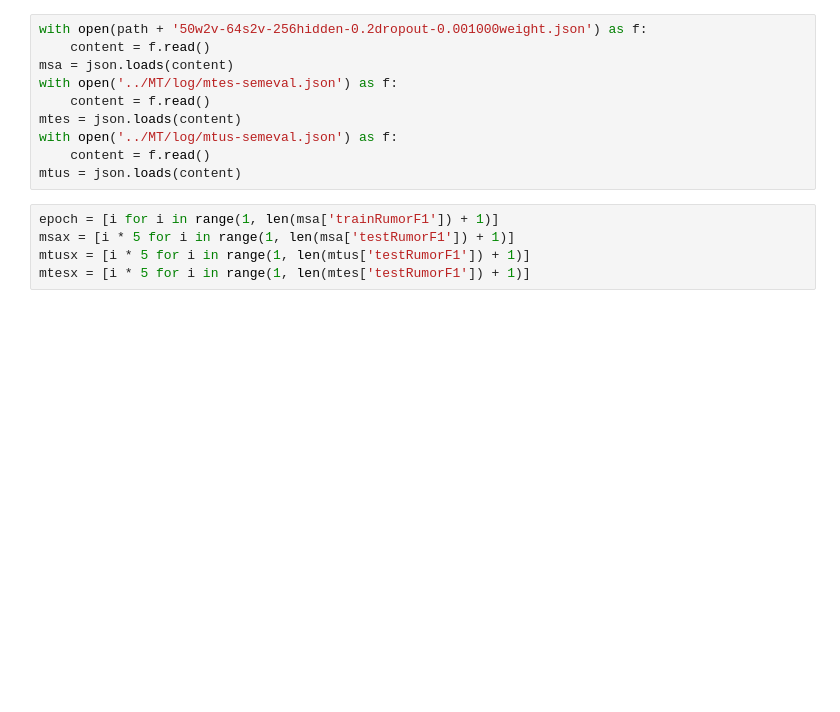
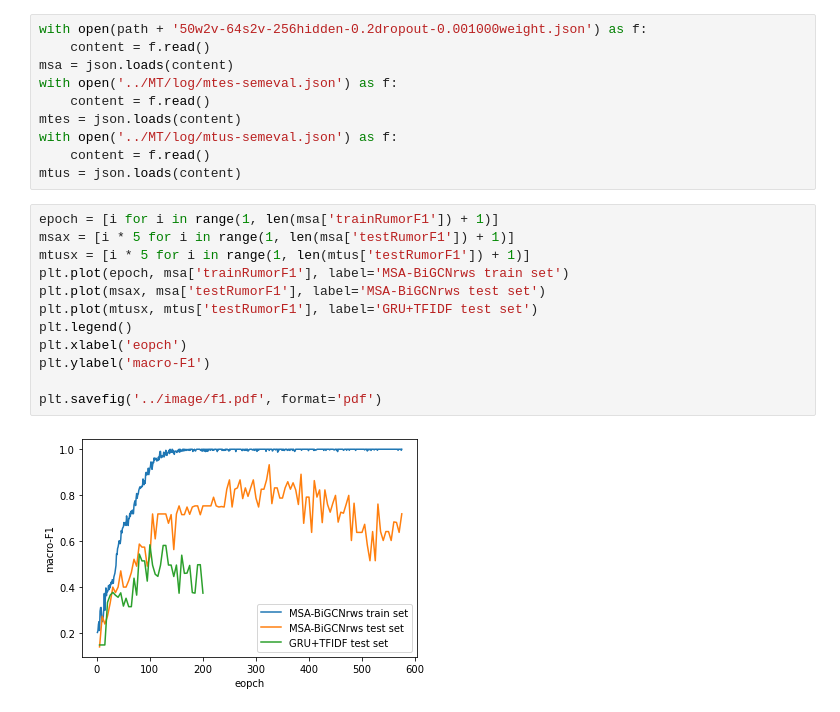
Before and after one commit to CloneNOX/MSA-BiGCN, a Jupyter notebook: MSA-BiGCN/plot.ipynb, the cells around one changed output. Cells and saved outputs as stored; diff of their text form; blank space fills up the shorter version.

```diff
--- a/MSA-BiGCN/plot.ipynb
+++ b/MSA-BiGCN/plot.ipynb
@@ -39,5 +39,14 @@ mtus = json.loads(content)
 # %%
 epoch = [i for i in range(1, len(msa['trainRumorF1']) + 1)]
 msax = [i * 5 for i in range(1, len(msa['testRumorF1']) + 1)]
 mtusx = [i * 5 for i in range(1, len(mtus['testRumorF1']) + 1)]
-mtesx = [i * 5 for i in range(1, len(mtes['testRumorF1']) + 1)]
+plt.plot(epoch, msa['trainRumorF1'], label='MSA-BiGCNrws train set')
+plt.plot(msax, msa['testRumorF1'], label='MSA-BiGCNrws test set')
+plt.plot(mtusx, mtus['testRumorF1'], label='GRU+TFIDF test set')
+plt.legend()
+plt.xlabel('eopch')
+plt.ylabel('macro-F1')
+
+plt.savefig('../image/f1.pdf', format='pdf')
+# %% [output]
+[figure, added]
```
Also changed, not shown: parts of 2 cells of this notebook, 7 other files.
